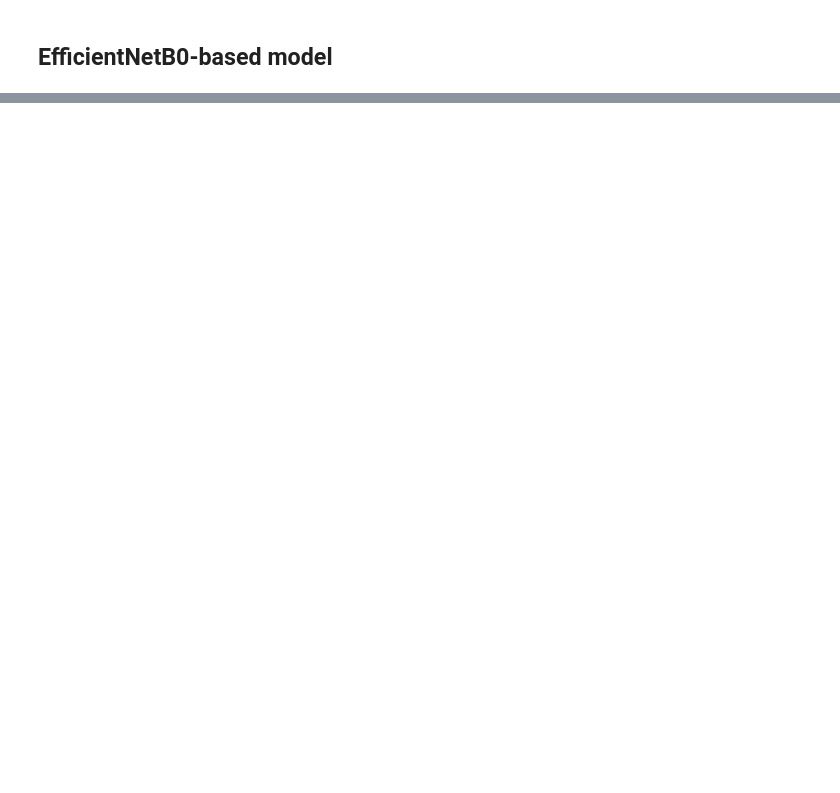
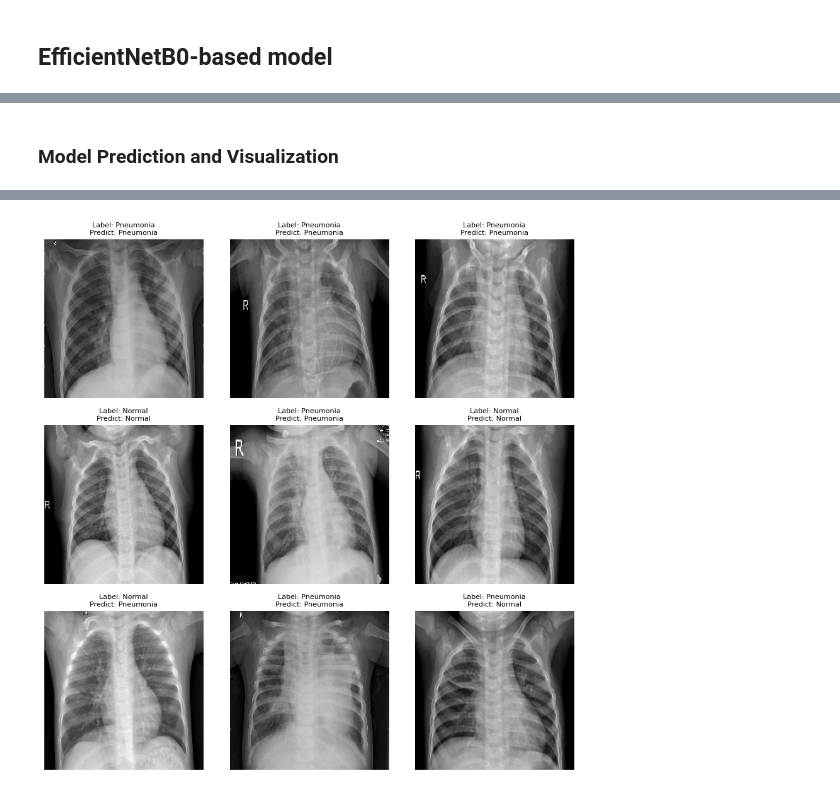
Before and after one commit to MinhNguyen2000/TME_6015, a Jupyter notebook: Assignment_2/TME6015_Assignment2_Pneumonia_Kaggle.ipynb, the cells around one changed output, grey strips where cells are left out. Cells and saved outputs as stored; diff of their text form; code cells hidden in the pictures; blank space fills up the shorter version.

```diff
--- a/Assignment_2/TME6015_Assignment2_Pneumonia_Kaggle.ipynb
+++ b/Assignment_2/TME6015_Assignment2_Pneumonia_Kaggle.ipynb
@@ -250,0 +457,38 @@ model.summary()
+# %% [markdown]
+### Model Prediction and Visualization
+# %%
+# Sample random images and their indices
+random_test_batch = next(test_set_raw)                  # take a random batch from the test data generator
+test_image_array, test_label_array = random_test_batch
+
+num_samples = 9                                         # number of samples to be display
+num_rows = int(round(sqrt(num_samples)));
+num_cols = int(num_samples/num_rows)                    # number of rows and columns for the subplot
+rand = random.randint(BATCH_SIZE,size = (num_samples))    # random index for choosing the samples in the dataset
+
+image_test_rand_array = test_image_array[rand]
+label_test_rand_array = test_label_array[rand]
+prediction_rand_array = (model.predict(image_test_rand_array) > 0.5).astype(int)
+
+plt.figure(figsize=(num_rows*3,num_cols*3))
+# fig, axes1 = plt.subplots(num_rows,num_cols,figsize=(num_rows*2,num_cols2))
+
+for i in range(num_rows):
+    for j in range(num_cols):
+        index = i * num_cols + j
+        plt.subplot(num_rows,num_cols,index+1)
+        image = image_test_rand_array[index]  # Extract the image
+        label = label_test_rand_array[index]  # Extract the label
+        label_word = "Pneumonia" if label==1 else "Normal"
+        prediction = "Pneumonia" if prediction_rand_array[index][0]==1 else "Normal"
+
+        # Original pictures (no augmentation layer applied)
+        plt.axis("off")
+        # Display the image
+        plt.imshow(image)
+        plt.title(f"Label: {label_word}\n"
+                  f"Predict: {prediction}",
+                  fontsize = 8)
+
+plt.tight_layout()
+# %% [output]
@@ -250,0 +496 @@ model.summary()
+[figure, added]
```
Also changed, not shown: parts of 32 cells of this notebook, 6 other files.
